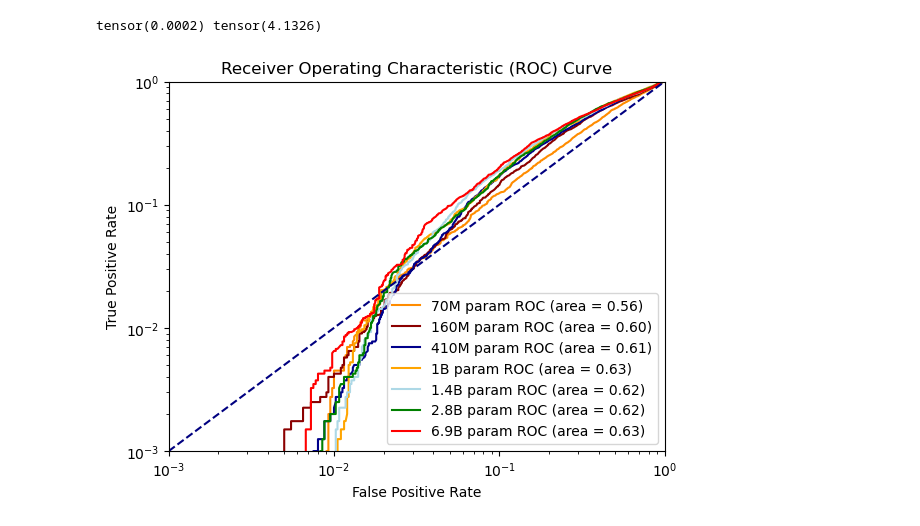
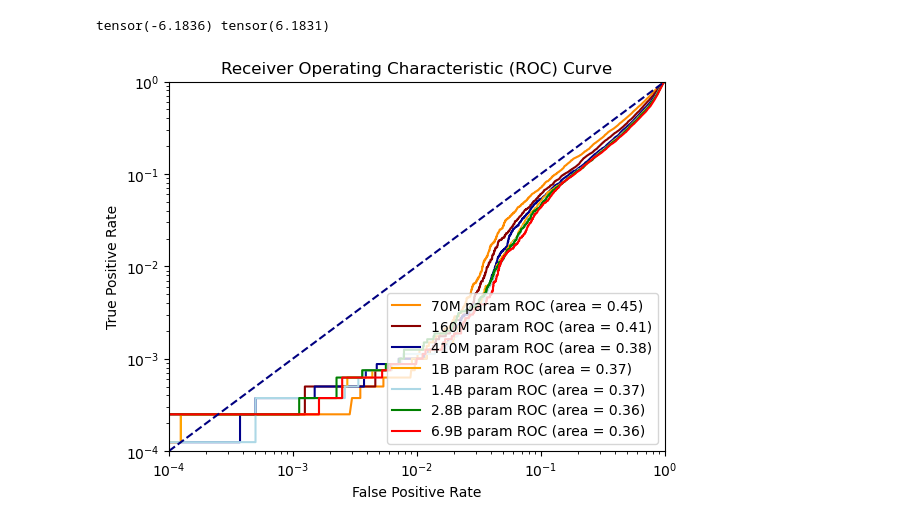
Before and after one commit to safr-ai-lab/pandora-llm, a Jupyter notebook: roc_basic_loss_threshold/plot loss thresholding attack success.ipynb, the cells around one changed output. Saved outputs shown, nothing was run; the diff lists cells and outputs as text; code cells hidden in the pictures.

```diff
--- a/roc_basic_loss_threshold/plot loss thresholding attack success.ipynb
+++ b/roc_basic_loss_threshold/plot loss thresholding attack success.ipynb
@@ -3,22 +3,21 @@ import torch
 import numpy as np
 import matplotlib.pyplot as plt
 # %%
-train70M, val70M = torch.load("pythia-70M-deduped (Training, Validation) data_ bs=8, nbatches=500, length=50).pt")
-train160M, val160M = torch.load("pythia-160M-deduped (Training, Validation) data_ bs=8, nbatches=500, length=50).pt")
-train410M, val410M = torch.load("pythia-410M-deduped (Training, Validation) data_ bs=8, nbatches=500, length=50).pt")
-train1B, val1B   = torch.load("pythia-1B-deduped (Training, Validation) data_ bs=8, nbatches=500, length=50).pt")
-train1B4, val1B4 = torch.load("pythia-1.4B-deduped (Training, Validation) data_ bs=8, nbatches=500, length=50).pt")
-train2B8, val2B8 = torch.load("pythia-2.8B-deduped (Training, Validation) data_ bs=8, nbatches=500, length=50).pt")
-train6B9, val6B9 = torch.load("pythia-6.9B-deduped (Training, Validation) data_ bs=8, nbatches=500, length=50).pt")
+train70M, val70M = -torch.load("pythia-70M-deduped (Training, Validation) data_ bs=8, nbatches=1000, length=50).pt")
+train160M, val160M = -torch.load("pythia-160M-deduped (Training, Validation) data_ bs=8, nbatches=1000, length=50).pt")
+train410M, val410M = -torch.load("pythia-410M-deduped (Training, Validation) data_ bs=8, nbatches=1000, length=50).pt")
+train1B, val1B   = -torch.load("pythia-1B-deduped (Training, Validation) data_ bs=8, nbatches=1000, length=50).pt")
+train1B4, val1B4 = -torch.load("pythia-1.4B-deduped (Training, Validation) data_ bs=8, nbatches=1000, length=50).pt")
+train2B8, val2B8 = -torch.load("pythia-2.8B-deduped (Training, Validation) data_ bs=8, nbatches=1000, length=50).pt")
+train6B9, val6B9 = -torch.load("pythia-6.9B-deduped (Training, Validation) data_ bs=8, nbatches=1000, length=50).pt")
 # %%
 def compute_fpr_tpr_thresholds(valuestraining, valuesvalidation, st, end):
     not_nan = torch.logical_not(torch.logical_or( torch.isnan(valuestraining),torch.isnan(valuesvalidation)))
     valuestraining = valuestraining[not_nan]
     valuesvalidation = valuesvalidation[not_nan]
-
+    valuestraining[valuestraining >= 0.2]=0.2
+    valuesvalidation[valuesvalidation >= 0.2]=0.2
     y_scores =  torch.cat((valuestraining, valuesvalidation))
-    y_scores = y_scores-st
-    y_scores = y_scores/end
     y_true   = [1 for _ in range(len(valuestraining))] + [0 for _ in range(len(valuesvalidation))]
 
     return roc_curve(y_true,y_scores)
@@ -29,36 +28,36 @@ train_data = [(train70M, val70M), (train160M, val160M), (train410M, val410M), (t
 
 
 st = min([ min(min(t),min(u)) for t,u in train_data])
-end = max([ max(max(t),max(u)) for t,u in train_data]) - min([ min(min(t),min(u)) for t,u in train_data])
+end = max([ max(max(t),max(u)) for t,u in train_data]) - st
 print(st,end)
 
 
 fpr = []
 tpr = []
 thresholds = []
 auc_res = []
 colors = ['darkorange', 'darkred',  'darkblue', 'orange', 'lightblue', 'green', 'red']
 names =["70M", "160M", "410M", "1B", "1.4B", "2.8B", "6.9B"]
 
 for i in range(len(train_data)):
     f, t, th = compute_fpr_tpr_thresholds(train_data[i][0], train_data[i][1], st, end)
     auc_res.append(auc(f, t))
     fpr.append(f)
     tpr.append(t)
     thresholds.append(th)
 
 
 # Plot the ROC curve
 for i in range(0,len(train_data)):
     plt.loglog(fpr[i], tpr[i], color=colors[i], label=names[i]+' param ROC (area = %0.2f)' % auc_res[i])
-plt.plot([0.001, 1], [0.001, 1], color='navy', linestyle='--')
-plt.xlim([0.001, 1])
-plt.ylim([0.001, 1])
+plt.plot([0.0001, 1], [0.0001, 1], color='navy', linestyle='--')
+plt.xlim([0.0001, 1])
+plt.ylim([0.0001, 1])
 plt.xlabel('False Positive Rate')
 plt.ylabel('True Positive Rate')
 plt.title('Receiver Operating Characteristic (ROC) Curve')
 plt.legend(loc="lower right")
 plt.savefig("roc all models log.png")
 # %% [output]
-tensor(0.0002) tensor(4.1326)
+tensor(-6.1836) tensor(6.1831)
-[figure, old version]
+[figure, new version]
```
Also changed, not shown: 8 other files.
